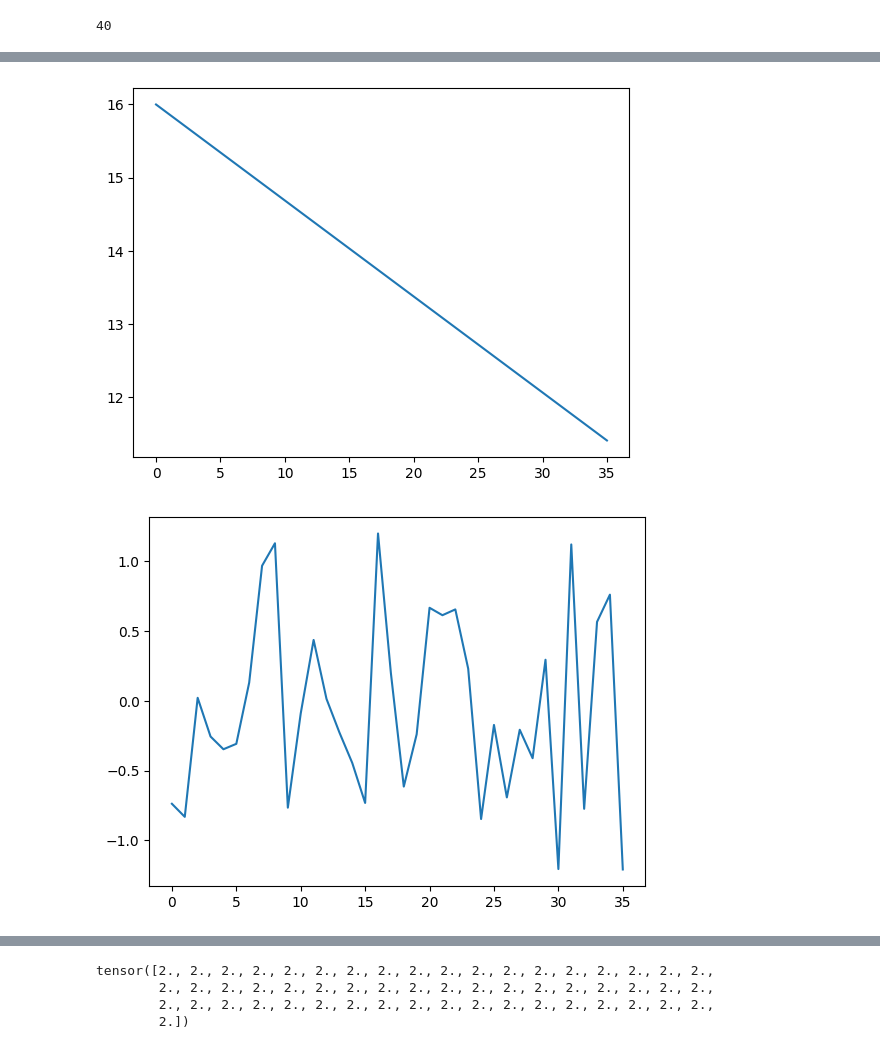
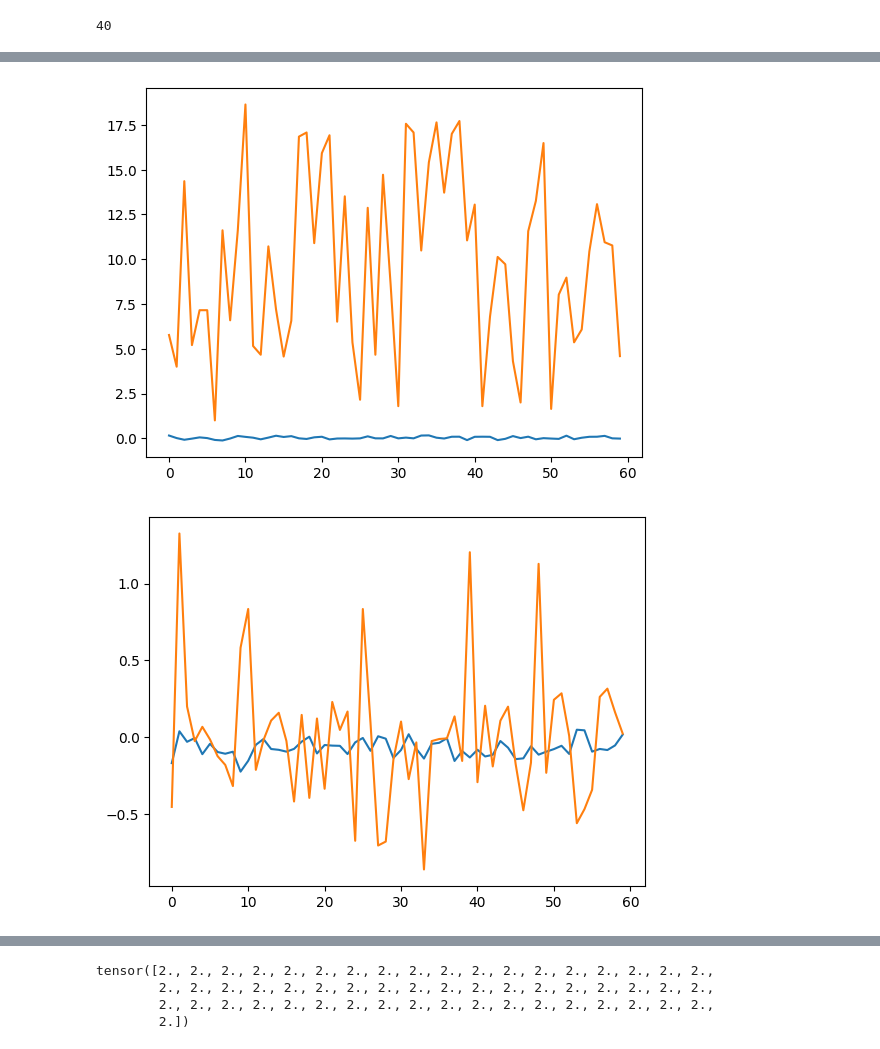
Before and after one commit to alihan-ozturk/attention-is-all-you-need, a Jupyter notebook: Untitled54 (1).ipynb, the cells around one changed output, grey strips where cells are left out. Saved outputs shown, nothing was run; the diff lists cells and outputs as text; code cells hidden in the pictures.

```diff
--- a/Untitled54 (1).ipynb
+++ b/Untitled54 (1).ipynb
@@ -383,5 +383,5 @@ for i in range(epoch):
 
     print(f'Current loss: {hist[-1]} Epoch: {i+1} ', end="\r")
 
-net._load_param = bestWeights.copy()
+# net._load_param = bestWeights.copy()
 # %% [output]
@@ -389,3 +389,3 @@ Current loss: 76.35486602783203 Epoch: 133
 # %%
-net = transformerALI(var, nEncoder, nDecoder, d_model).to("cuda")
-net._load_param = bestWeights.copy()
+# net = transformerALI(var, nEncoder, nDecoder, dmodel).to("cuda")
+# net._load_param = bestWeights.copy()
@@ -413,7 +433,7 @@ seqlen
 net.eval().to("cpu")
 # net.msk = net.msk.to("cpu")
 
-src, tgt = next(iter(dataset(60, seq, 60, sqlData, (var, 100, 0.2))))
+src, tgt = next(iter(dataset(60, 60, sqlData, (var, seqlen, 0.2))))
 src = torch.from_numpy(src).to(torch.float32).permute(2, 0, 1)
 tgt = torch.from_numpy(tgt).to(torch.float32)
 
@@ -437,8 +457,8 @@ plt.show()
 # %%
 for i in range(var):
-    # plt.plot(outputs[:, i])
-    plt.plot(src[:, 0, i])
+    plt.plot(outputs[:, i])
+    plt.plot(tgt[:, i])
     plt.show()
 # %% [output]
-[figure, old version]
+[figure, new version]
-[figure, old version]
+[figure, new version]
```
Also changed, not shown: parts of 5 cells of this notebook.
